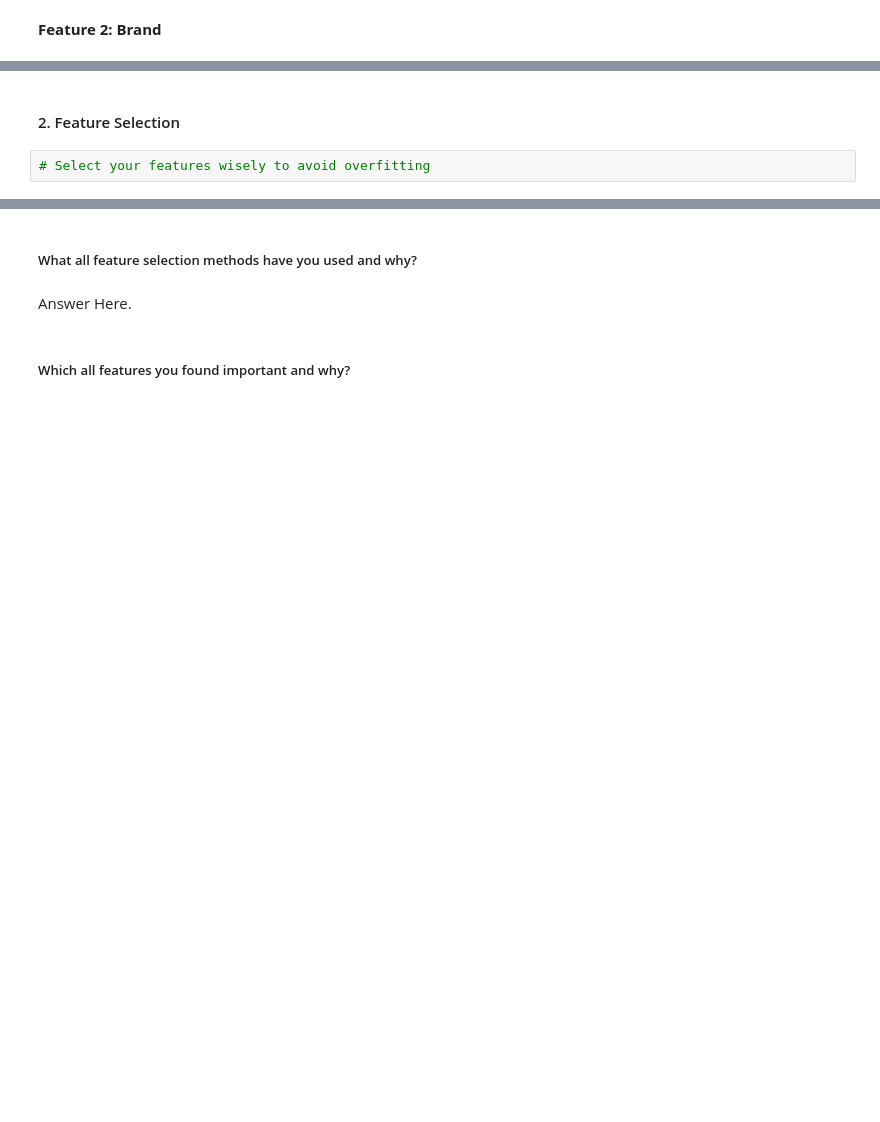
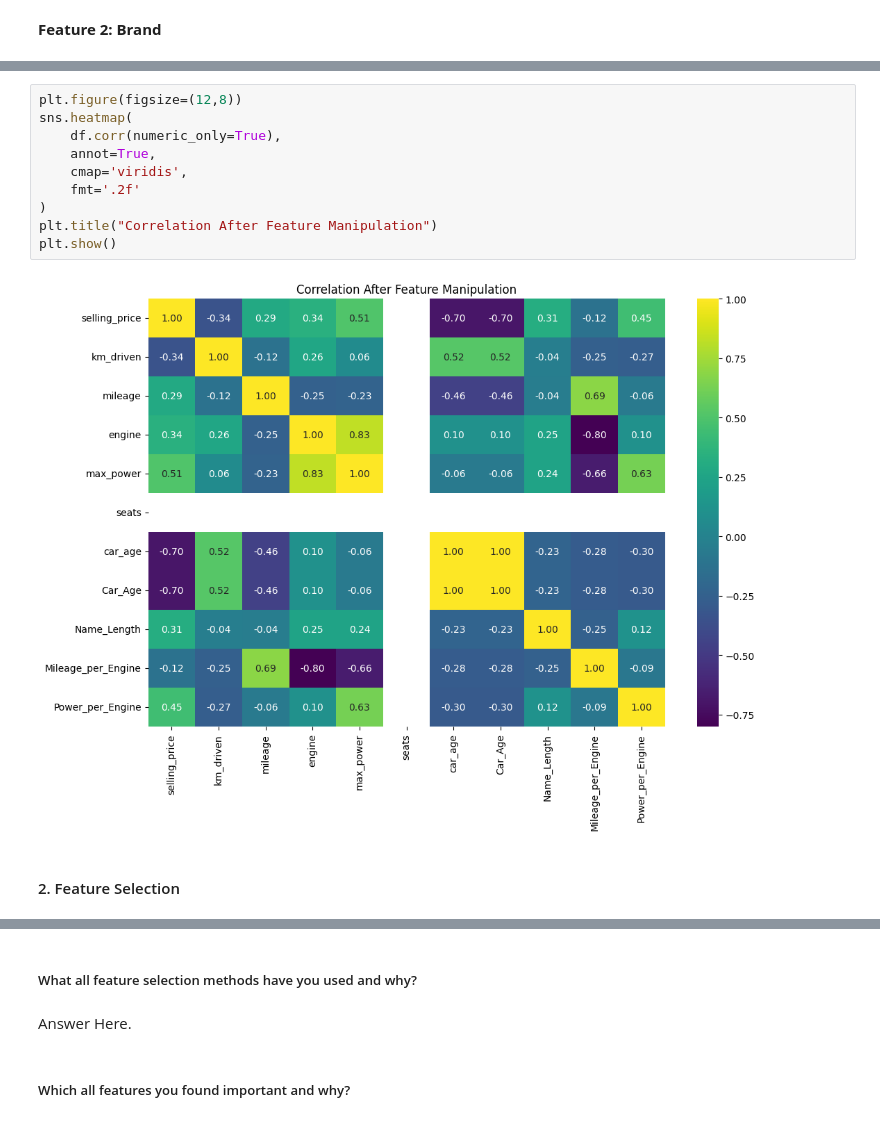
Before and after one commit to Mogatala8374/Vehicle-dataset---Complete-Dataset, a Jupyter notebook: Vehicle_Dataset_(CarDekho).ipynb, the cells around one changed output, grey strips where cells are left out. Cells and saved outputs as stored; diff of their text form; blank space fills up the shorter version.

```diff
--- a/Vehicle_Dataset_(CarDekho).ipynb
+++ b/Vehicle_Dataset_(CarDekho).ipynb
@@ -1230,4 +1303,14 @@ df['Brand'] = df['name'].str.split().str[0]
+# %%
+plt.figure(figsize=(12,8))
+sns.heatmap(
+    df.corr(numeric_only=True),
+    annot=True,
+    cmap='viridis',
+    fmt='.2f'
+)
+plt.title("Correlation After Feature Manipulation")
+plt.show()
+# %% [output]
+[figure, added]
 # %% [markdown]
 #### 2. Feature Selection
-# %%
-# Select your features wisely to avoid overfitting
```
Also changed, not shown: parts of 26 cells of this notebook.
